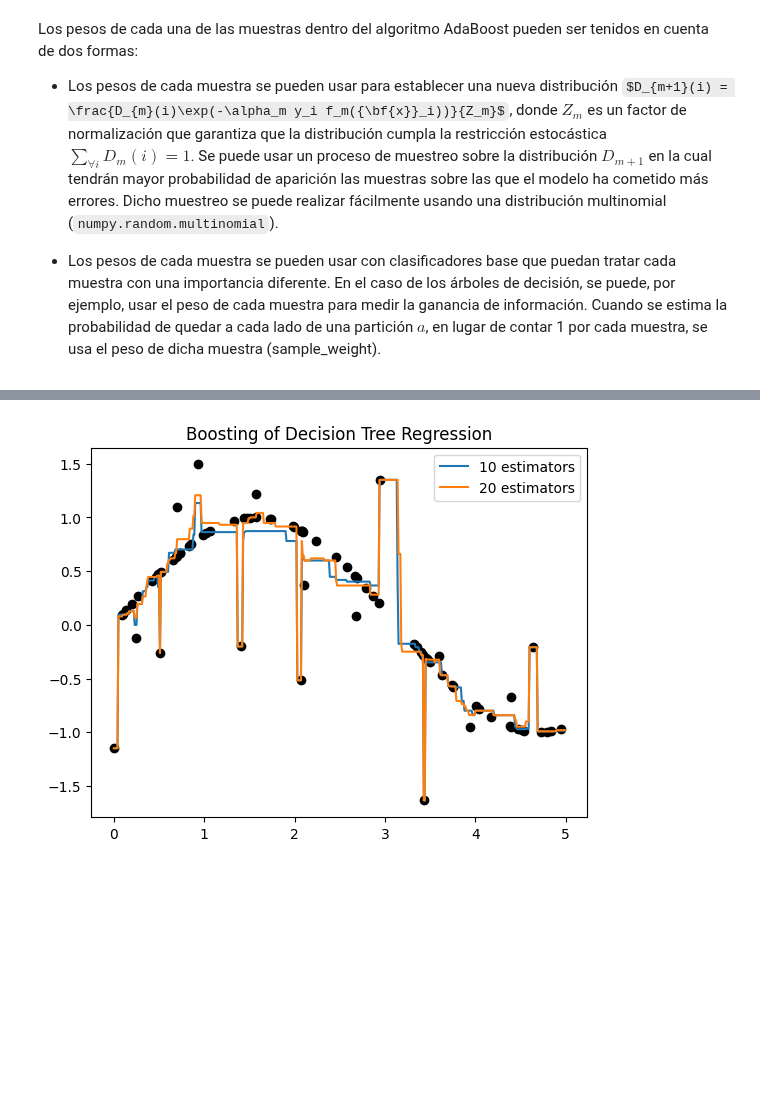
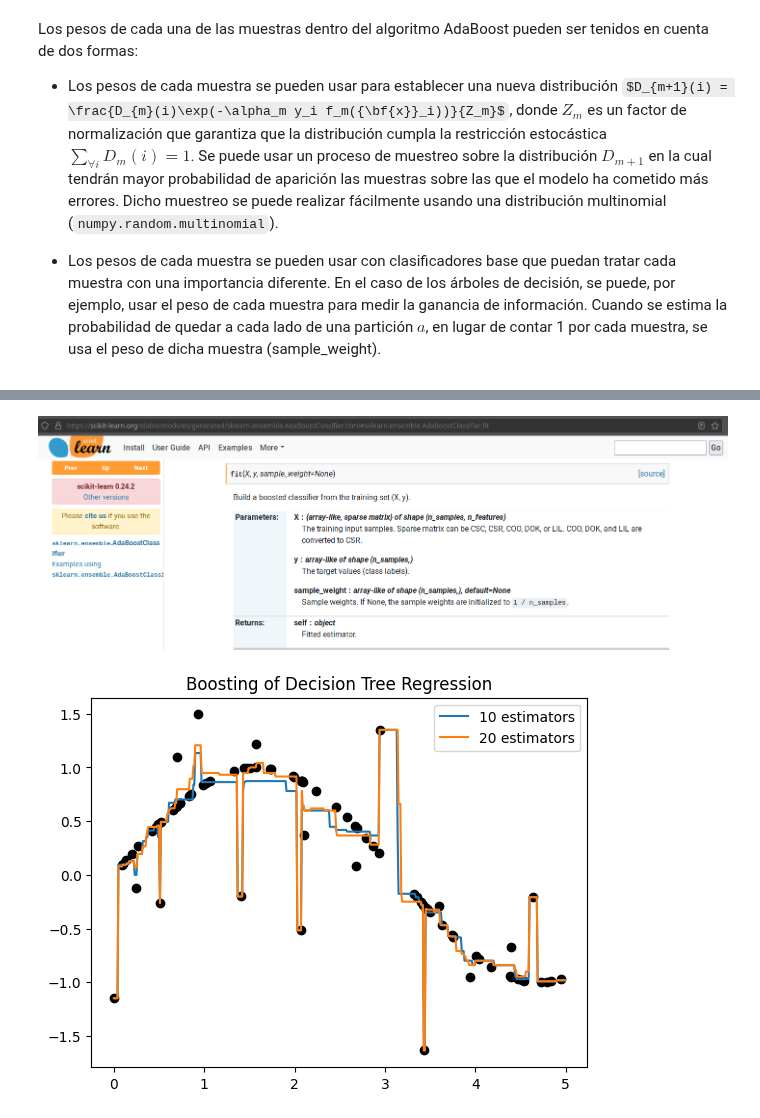
Before and after one commit to jdariasl/Intro_ML_2025, a Jupyter notebook: Clase 11 - Boosting, Stacking.ipynb, the cells around one changed output, grey strips where cells are left out. Saved outputs shown, nothing was run; the diff lists cells and outputs as text; code cells hidden in the pictures; some formulas as TeX source; blank space fills up the shorter version.

```diff
--- a/Clase 11 - Boosting, Stacking.ipynb
+++ b/Clase 11 - Boosting, Stacking.ipynb
@@ -57,3 +61,7 @@ Para el caso de sklearn los pesos de las muestras se pueden pasar como parámetr
+# %%
+Image("Local/imgs/Sample_Weight.png")
+# %% [output]
+[figure, added]
 # %%
 from sklearn.ensemble import AdaBoostClassifier
 from sklearn.ensemble import AdaBoostRegressor
```
Also changed, not shown: parts of 13 cells of this notebook, 15 other files.
